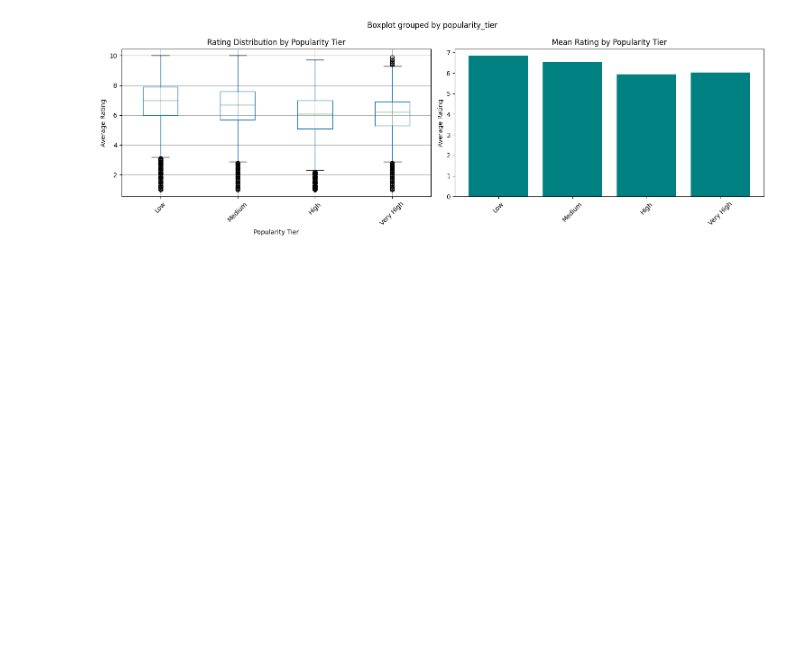
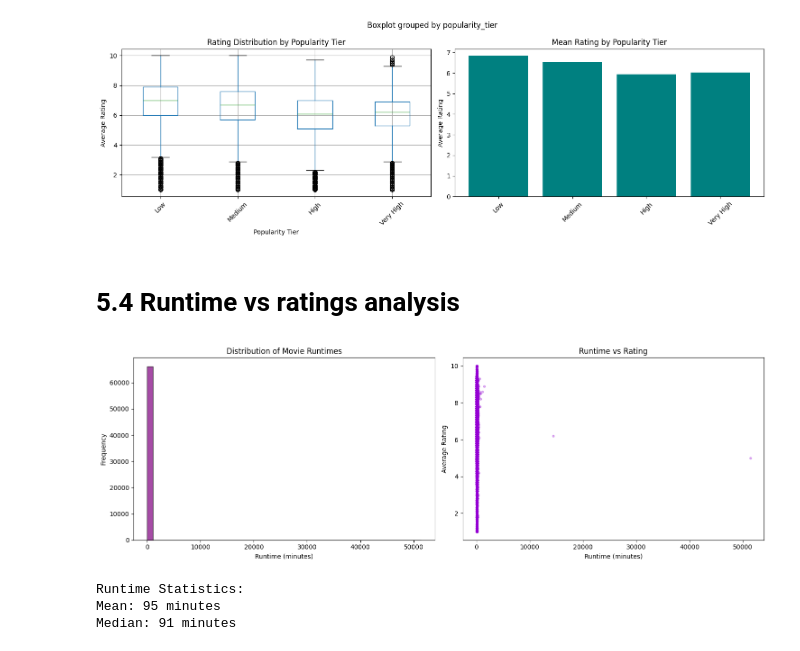
Before and after one commit to Skylar-Lorena/CRISP-DM, a Jupyter notebook: notebooks/02_imbd_eda.ipynb, the cells around one changed output. Drawn from its saved outputs; the diff is of its cells as text; code cells hidden in the pictures; blank space fills up the shorter version.

Commit message:
feat:analyze and visualize movie runtimes and relation to ratings

```diff
--- a/notebooks/02_imbd_eda.ipynb
+++ b/notebooks/02_imbd_eda.ipynb
@@ -355,3 +355,31 @@ Medium             17860
 High               18379
 Very High          18445
 [figure]
+# %% [markdown]
+# 5.4 Runtime vs ratings analysis
+# %%
+# Runtime distribution
+fig, axes = plt.subplots(1, 2, figsize=(15, 5))
+
+axes[0].hist(df['runtime_minutes'].dropna(), bins=50, edgecolor='black', alpha=0.7, color='purple')
+axes[0].set_xlabel('Runtime (minutes)')
+axes[0].set_ylabel('Frequency')
+axes[0].set_title('Distribution of Movie Runtimes')
+
+# Runtime vs Rating
+axes[1].scatter(df['runtime_minutes'], df['average_ratings'], alpha=0.3, s=10, color='darkviolet')
+axes[1].set_xlabel('Runtime (minutes)')
+axes[1].set_ylabel('Average Rating')
+axes[1].set_title('Runtime vs Rating')
+
+plt.tight_layout()
+plt.show()
+
+print(f"Runtime Statistics:")
+print(f"Mean: {df['runtime_minutes'].mean():.0f} minutes")
+print(f"Median: {df['runtime_minutes'].median():.0f} minutes")
+# %% [output]
+[figure, added]
+Runtime Statistics:
+Mean: 95 minutes
+Median: 91 minutes
```
